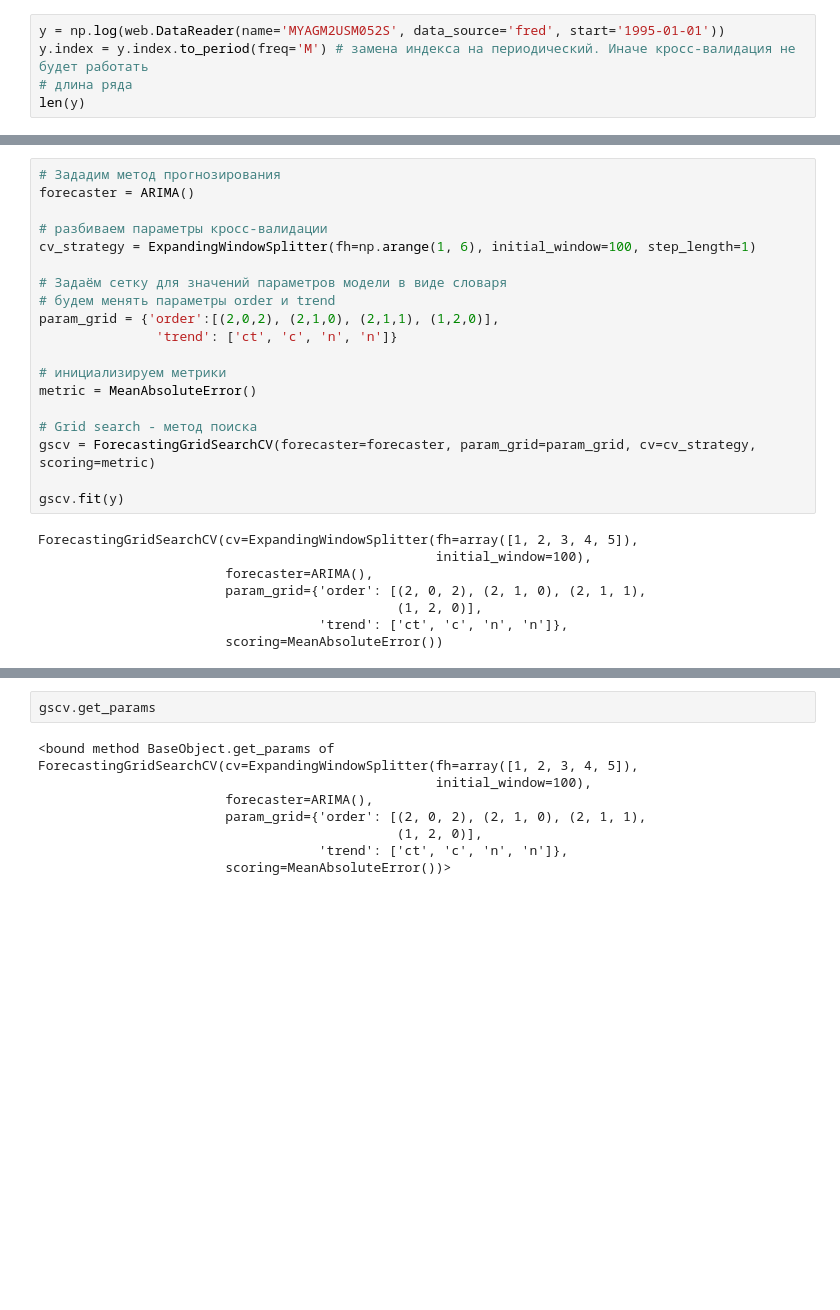
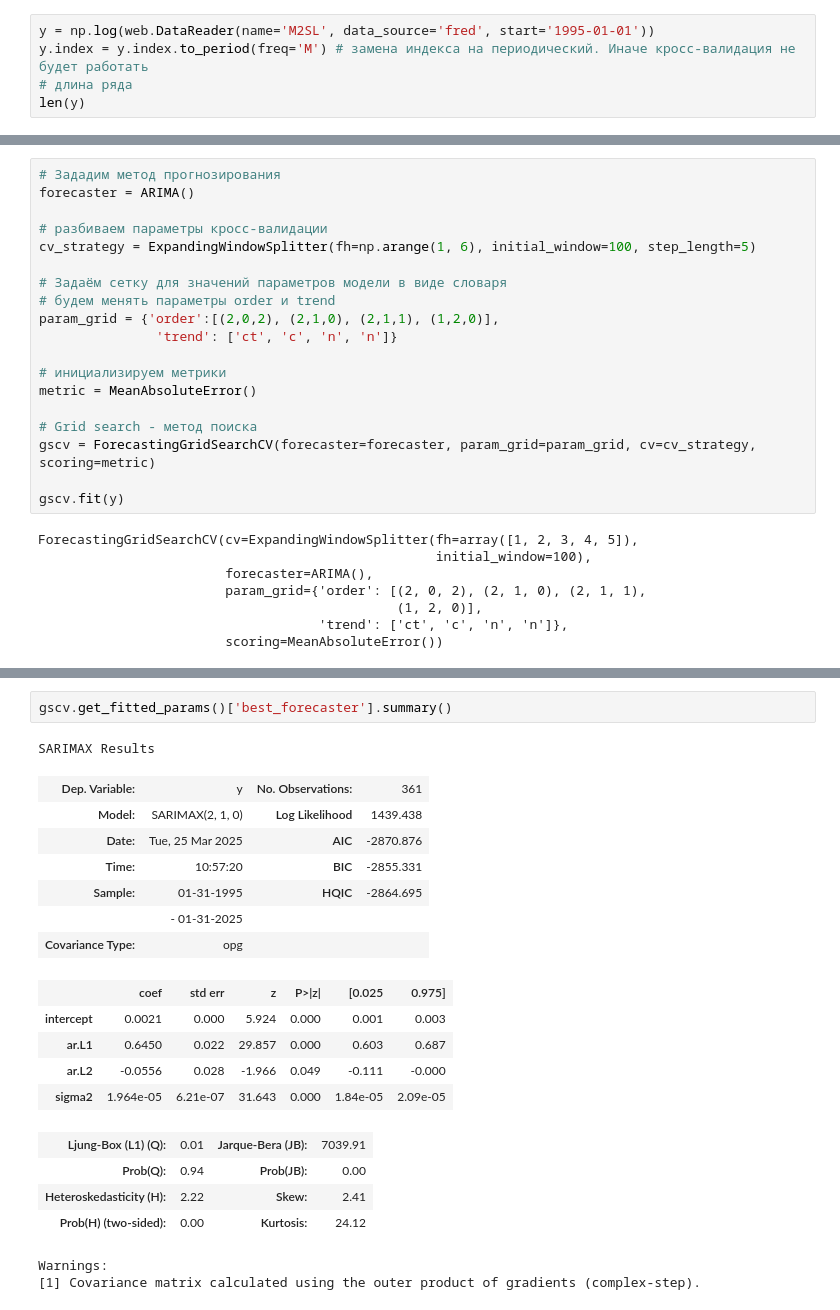
Before and after one commit to PomoshnikovV/Time-Series-Analysis-2025, a Jupyter notebook: 5-Grid Search Cross Validation.ipynb, the cells around one changed output, grey strips where cells are left out. Saved outputs shown, nothing was run; the diff lists cells and outputs as text; blank space fills up the shorter version.

Commit message:
Adjustment of ARIMA

```diff
--- a/5-Grid Search Cross Validation.ipynb
+++ b/5-Grid Search Cross Validation.ipynb
@@ -105,7 +105,7 @@ ARIMA(order=(0, 1, 1), trend='c')
 # %% [markdown]
 ### Построим оптимальную модель ARIMA для USM2
 # %%
-y = np.log(web.DataReader(name='MYAGM2USM052S', data_source='fred', start='1995-01-01'))
+y = np.log(web.DataReader(name='M2SL', data_source='fred', start='1995-01-01'))
 y.index = y.index.to_period(freq='M') # замена индекса на периодический. Иначе кросс-валидация не будет работать
 # длина ряда
 len(y)
@@ -116,7 +116,7 @@ len(y)
 forecaster = ARIMA()
 
 # разбиваем параметры кросс-валидации
-cv_strategy = ExpandingWindowSplitter(fh=np.arange(1, 6), initial_window=100, step_length=1)
+cv_strategy = ExpandingWindowSplitter(fh=np.arange(1, 6), initial_window=100, step_length=5)
 
 # Задаём сетку для значений параметров модели в виде словаря
 # будем менять параметры order и trend
@@ -145,10 +145,22 @@ ARIMA(order=(2, 0, 2), trend='ct')
-# %%
-gscv.get_params
-# %% [output]
-<bound method BaseObject.get_params of ForecastingGridSearchCV(cv=ExpandingWindowSplitter(fh=array([1, 2, 3, 4, 5]),
-                                                   initial_window=100),
-                        forecaster=ARIMA(),
-                        param_grid={'order': [(2, 0, 2), (2, 1, 0), (2, 1, 1),
-                                              (1, 2, 0)],
-                                    'trend': ['ct', 'c', 'n', 'n']},
-                        scoring=MeanAbsoluteError())>
+# %%
+gscv.get_fitted_params()['best_forecaster'].summary()
+# %% [output]
+SARIMAX Results
+| Dep. Variable: | y | No. Observations: | 361 |
+| Model: | SARIMAX(2, 1, 0) | Log Likelihood | 1439.438 |
+| Date: | Tue, 25 Mar 2025 | AIC | -2870.876 |
+| Time: | 10:57:20 | BIC | -2855.331 |
+| Sample: | 01-31-1995 | HQIC | -2864.695 |
+|  | - 01-31-2025 |  |  |
+| Covariance Type: | opg |  |  |
+|  | coef | std err | z | P>|z| | [0.025 | 0.975] |
+| intercept | 0.0021 | 0.000 | 5.924 | 0.000 | 0.001 | 0.003 |
+| ar.L1 | 0.6450 | 0.022 | 29.857 | 0.000 | 0.603 | 0.687 |
+| ar.L2 | -0.0556 | 0.028 | -1.966 | 0.049 | -0.111 | -0.000 |
+| sigma2 | 1.964e-05 | 6.21e-07 | 31.643 | 0.000 | 1.84e-05 | 2.09e-05 |
+| Ljung-Box (L1) (Q): | 0.01 | Jarque-Bera (JB): | 7039.91 |
+| Prob(Q): | 0.94 | Prob(JB): | 0.00 |
+| Heteroskedasticity (H): | 2.22 | Skew: | 2.41 |
+| Prob(H) (two-sided): | 0.00 | Kurtosis: | 24.12 |
+Warnings:
+[1] Covariance matrix calculated using the outer product of gradients (complex-step).
```
Also changed, not shown: parts of 2 cells of this notebook, 1 other file.
